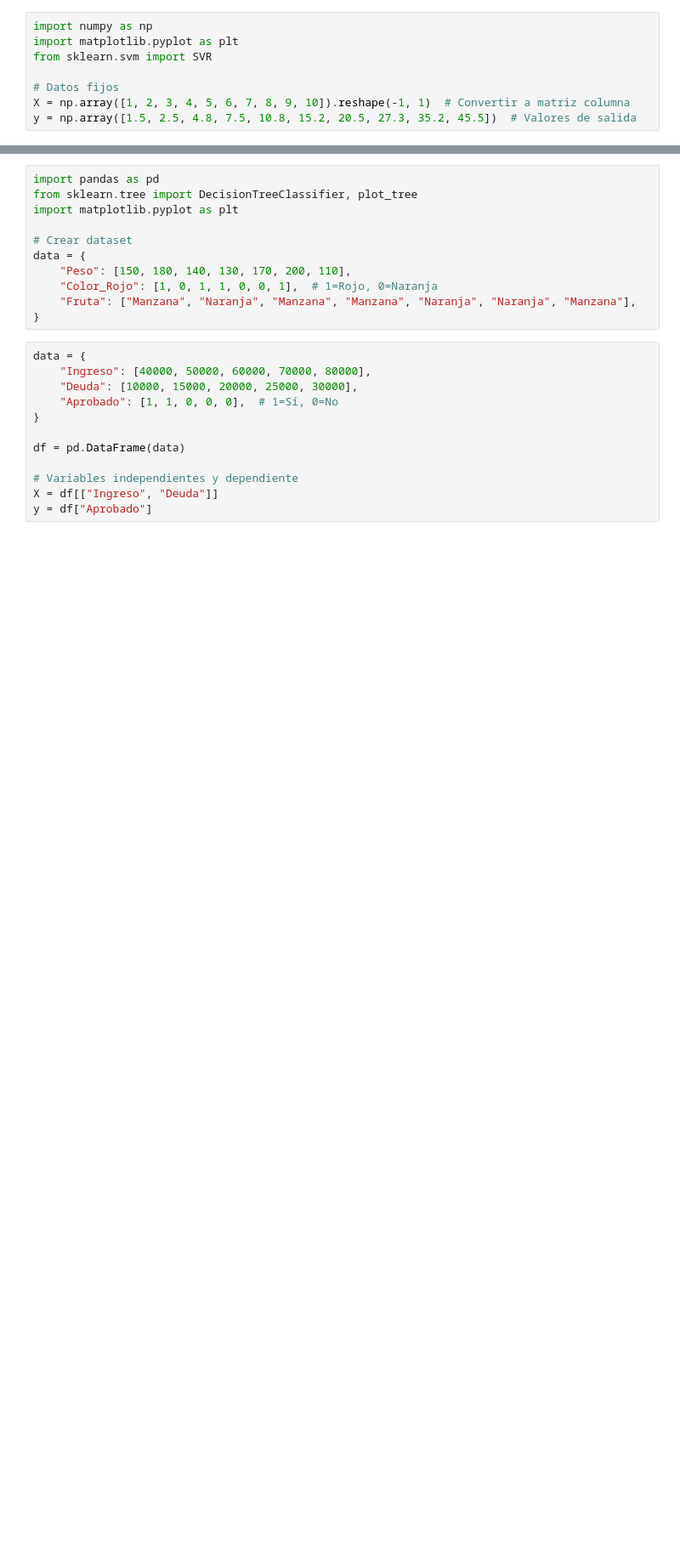
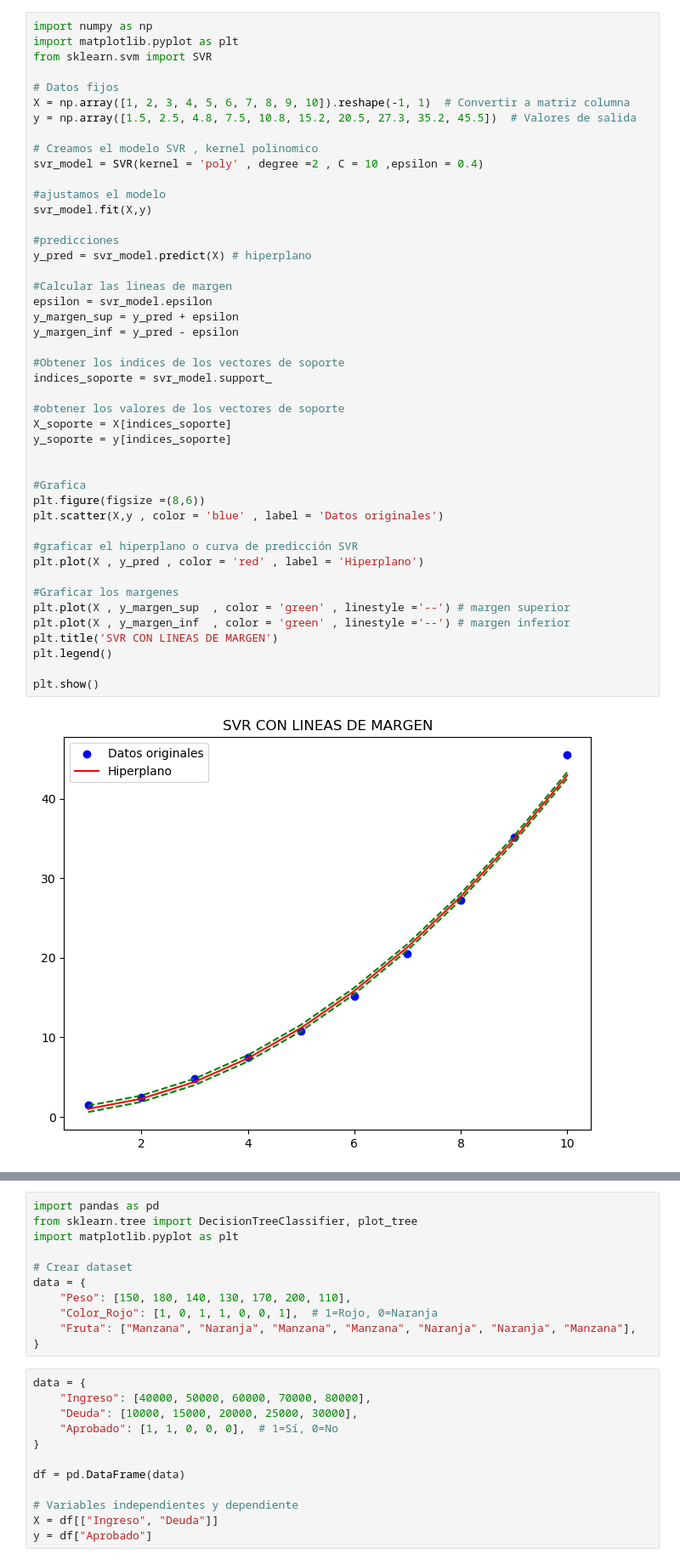
Before and after one commit to vizcardo1199/python-statitics, a Jupyter notebook: MODULO-2/Sesion17.ipynb, the cells around one changed output, grey strips where cells are left out. Shown at 85% size. Drawn from its saved outputs; the diff is of its cells as text; blank space fills up the shorter version.

Commit message:
vectores de soporte

```diff
--- a/MODULO-2/Sesion17.ipynb
+++ b/MODULO-2/Sesion17.ipynb
@@ -11,11 +12,50 @@
 # %%
 import numpy as np
 import matplotlib.pyplot as plt
 from sklearn.svm import SVR
 
 # Datos fijos
 X = np.array([1, 2, 3, 4, 5, 6, 7, 8, 9, 10]).reshape(-1, 1)  # Convertir a matriz columna
 y = np.array([1.5, 2.5, 4.8, 7.5, 10.8, 15.2, 20.5, 27.3, 35.2, 45.5])  # Valores de salida
+
+# Creamos el modelo SVR , kernel polinomico
+svr_model = SVR(kernel = 'poly' , degree =2 , C = 10 ,epsilon = 0.4)
+
+#ajustamos el modelo
+svr_model.fit(X,y)
+
+#predicciones
+y_pred = svr_model.predict(X) # hiperplano
+
+#Calcular las lineas de margen
+epsilon = svr_model.epsilon
+y_margen_sup = y_pred + epsilon
+y_margen_inf = y_pred - epsilon
+
+#Obtener los indices de los vectores de soporte
+indices_soporte = svr_model.support_
+
+#obtener los valores de los vectores de soporte
+X_soporte = X[indices_soporte]
+y_soporte = y[indices_soporte]
+
+
+#Grafica
+plt.figure(figsize =(8,6))
+plt.scatter(X,y , color = 'blue' , label = 'Datos originales')
+
+#graficar el hiperplano o curva de predicción SVR
+plt.plot(X , y_pred , color = 'red' , label = 'Hiperplano')
+
+#Graficar los margenes
+plt.plot(X , y_margen_sup  , color = 'green' , linestyle ='--') # margen superior
+plt.plot(X , y_margen_inf  , color = 'green' , linestyle ='--') # margen inferior
+plt.title('SVR CON LINEAS DE MARGEN')
+plt.legend()
+
+plt.show()
+# %% [output]
+[figure, added]
 # %%
 import numpy as np
 import matplotlib.pyplot as plt
```
Also changed, not shown: parts of 4 cells of this notebook.
